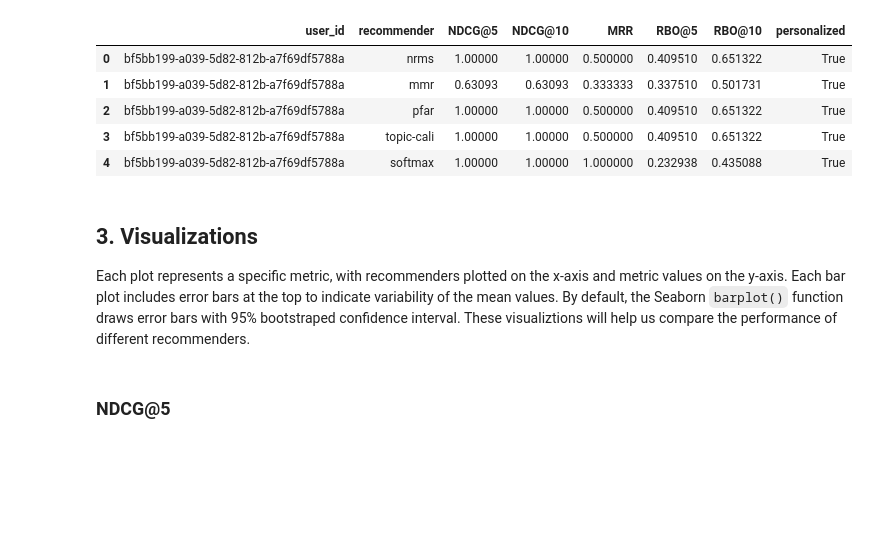
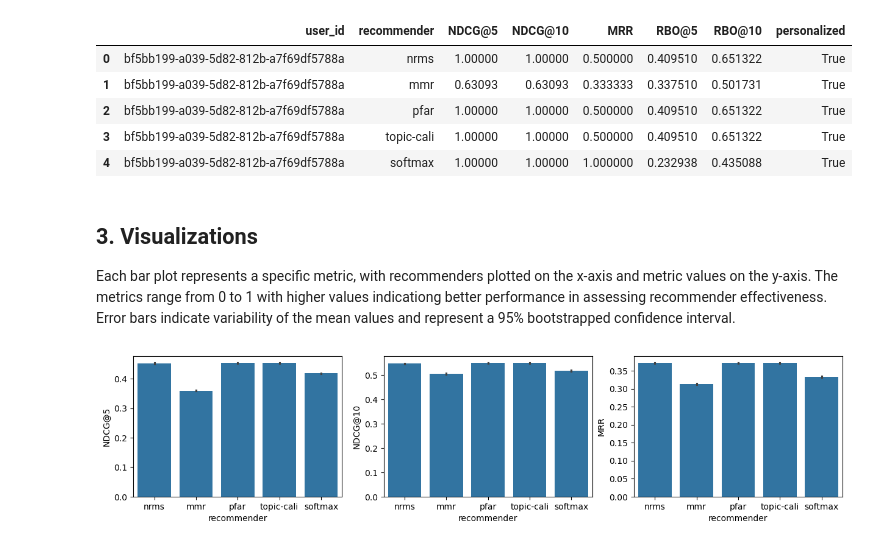
Before and after one commit to CCRI-POPROX/poprox-recommender, a Jupyter notebook: notebooks/MINDEvalResults.ipynb, the cells around one changed output. Drawn from its saved outputs; the diff is of its cells as text; code cells hidden in the pictures; blank space fills up the shorter version.

```diff
--- a/notebooks/MINDEvalResults.ipynb
+++ b/notebooks/MINDEvalResults.ipynb
@@ -22,7 +21,20 @@ mind_val_user_metrics.head()
 | 4 | bf5bb199-a039-5d82-812b-a7f69df5788a | softmax | 1.00000 | 1.00000 | 1.000000 | 0.232938 | 0.435088 | True |
 # %% [markdown]
 ## 3. Visualizations
-Each plot represents a specific metric, with recommenders plotted on the x-axis and metric values on the y-axis. Each bar plot includes error bars at the top to indicate variability of the mean values. By default, the Seaborn `barplot()` function draws error bars with 95% bootstraped confidence interval. These visualiztions will help us compare the performance of different recommenders.
+Each bar plot represents a specific metric, with recommenders plotted on the x-axis and metric values on the y-axis. The metrics range from 0 to 1 with higher values indicationg better performance in assessing recommender effectiveness. Error bars indicate variability of the mean values and represent a 95% bootstrapped confidence interval.
-# %% [markdown]
-### NDCG@5
+# %%
+plt.figure(figsize=(15, 3))
+
+plt.subplot(1, 3, 1)
+sns.barplot(data=mind_val_user_metrics, x='recommender', y='NDCG@5')
+
+plt.subplot(1, 3, 2)
+sns.barplot(data=mind_val_user_metrics, x='recommender', y='NDCG@10')
+
+plt.subplot(1, 3, 3)
+sns.barplot(data=mind_val_user_metrics, x='recommender', y='MRR')
+
+plt.show()
+# %% [output]
+[figure, added]
 # %%
```
Also changed, not shown: parts of 12 cells of this notebook, 1 other file.
